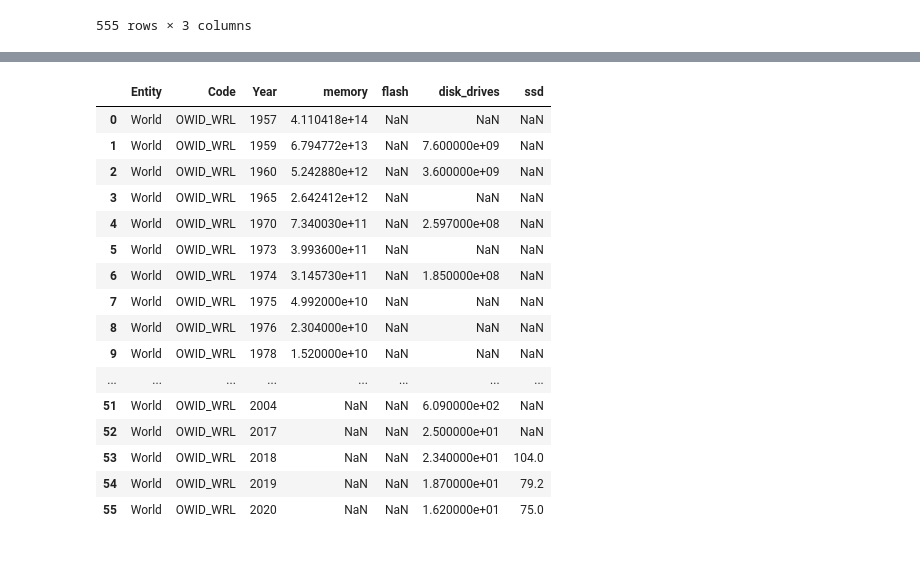
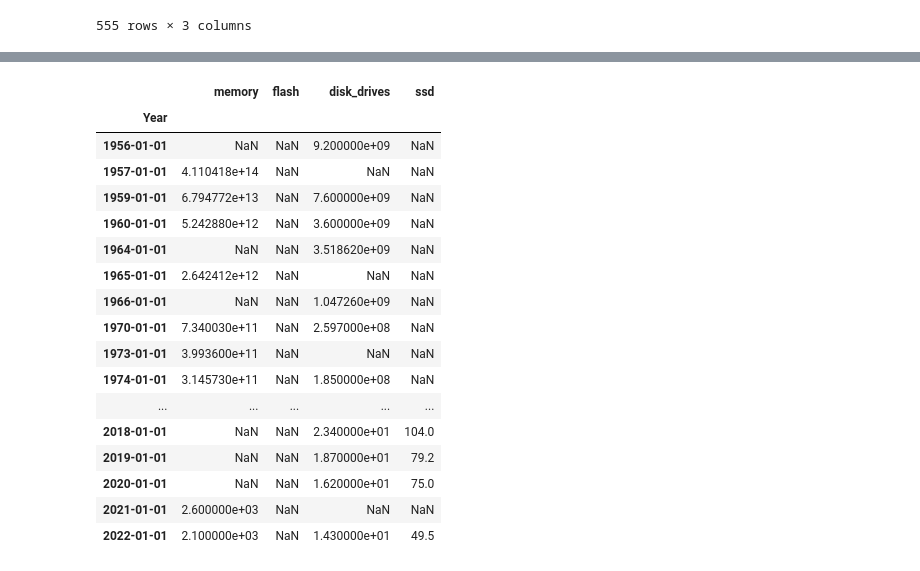
Before and after one commit to rreece15/Collaborative-Networks-In-Machine-Learning, a Jupyter notebook: Riherd_Chiu_project_code/parsing/historic_parse.ipynb, the cells around one changed output, grey strips where cells are left out. Cells and saved outputs as stored; diff of their text form; code cells hidden in the pictures.

```diff
--- a/Riherd_Chiu_project_code/parsing/historic_parse.ipynb
+++ b/Riherd_Chiu_project_code/parsing/historic_parse.ipynb
@@ -69,23 +69,30 @@ Error:
 # %%
 data_cost = pd.read_csv('../../data/computation/memory_cost.csv')
-# compute = compute.dropna()
+data_cost.Year = pd.to_datetime(data_cost['Year'], format='%Y')
+data_cost = data_cost.drop('Entity', axis=1)
+data_cost = data_cost.drop('Code', axis=1)
+data_cost = data_cost.sort_values(by='Year')
+data_cost = data_cost.set_index('Year')
+# data_cost.drop_duplicates(subset='Year')
+# data_cost = data_cost.dropna()
 # compute = compute.drop(compute.columns.difference(['System','Training compute (FLOP)','Publication date']), 1, inplace=True)
 display(data_cost)
 # %% [output]
-|  | Entity | Code | Year | memory | flash | disk_drives | ssd |
-| 0 | World | OWID_WRL | 1957 | 4.110418e+14 | NaN | NaN | NaN |
-| 1 | World | OWID_WRL | 1959 | 6.794772e+13 | NaN | 7.600000e+09 | NaN |
-| 2 | World | OWID_WRL | 1960 | 5.242880e+12 | NaN | 3.600000e+09 | NaN |
-| 3 | World | OWID_WRL | 1965 | 2.642412e+12 | NaN | NaN | NaN |
-| 4 | World | OWID_WRL | 1970 | 7.340030e+11 | NaN | 2.597000e+08 | NaN |
-| 5 | World | OWID_WRL | 1973 | 3.993600e+11 | NaN | NaN | NaN |
-| 6 | World | OWID_WRL | 1974 | 3.145730e+11 | NaN | 1.850000e+08 | NaN |
-| 7 | World | OWID_WRL | 1975 | 4.992000e+10 | NaN | NaN | NaN |
-| 8 | World | OWID_WRL | 1976 | 2.304000e+10 | NaN | NaN | NaN |
-| 9 | World | OWID_WRL | 1978 | 1.520000e+10 | NaN | NaN | NaN |
-| ... | ... | ... | ... | ... | ... | ... | ... |
-| 51 | World | OWID_WRL | 2004 | NaN | NaN | 6.090000e+02 | NaN |
-| 52 | World | OWID_WRL | 2017 | NaN | NaN | 2.500000e+01 | NaN |
-| 53 | World | OWID_WRL | 2018 | NaN | NaN | 2.340000e+01 | 104.0 |
-| 54 | World | OWID_WRL | 2019 | NaN | NaN | 1.870000e+01 | 79.2 |
-| 55 | World | OWID_WRL | 2020 | NaN | NaN | 1.620000e+01 | 75.0 |
+|  | memory | flash | disk_drives | ssd |
+| Year |  |  |  |  |
+| 1956-01-01 | NaN | NaN | 9.200000e+09 | NaN |
+| 1957-01-01 | 4.110418e+14 | NaN | NaN | NaN |
+| 1959-01-01 | 6.794772e+13 | NaN | 7.600000e+09 | NaN |
+| 1960-01-01 | 5.242880e+12 | NaN | 3.600000e+09 | NaN |
+| 1964-01-01 | NaN | NaN | 3.518620e+09 | NaN |
+| 1965-01-01 | 2.642412e+12 | NaN | NaN | NaN |
+| 1966-01-01 | NaN | NaN | 1.047260e+09 | NaN |
+| 1970-01-01 | 7.340030e+11 | NaN | 2.597000e+08 | NaN |
+| 1973-01-01 | 3.993600e+11 | NaN | NaN | NaN |
+| 1974-01-01 | 3.145730e+11 | NaN | 1.850000e+08 | NaN |
+| ... | ... | ... | ... | ... |
+| 2018-01-01 | NaN | NaN | 2.340000e+01 | 104.0 |
+| 2019-01-01 | NaN | NaN | 1.870000e+01 | 79.2 |
+| 2020-01-01 | NaN | NaN | 1.620000e+01 | 75.0 |
+| 2021-01-01 | 2.600000e+03 | NaN | NaN | NaN |
+| 2022-01-01 | 2.100000e+03 | NaN | 1.430000e+01 | 49.5 |
```
Also changed, not shown: parts of 4 cells of this notebook.
